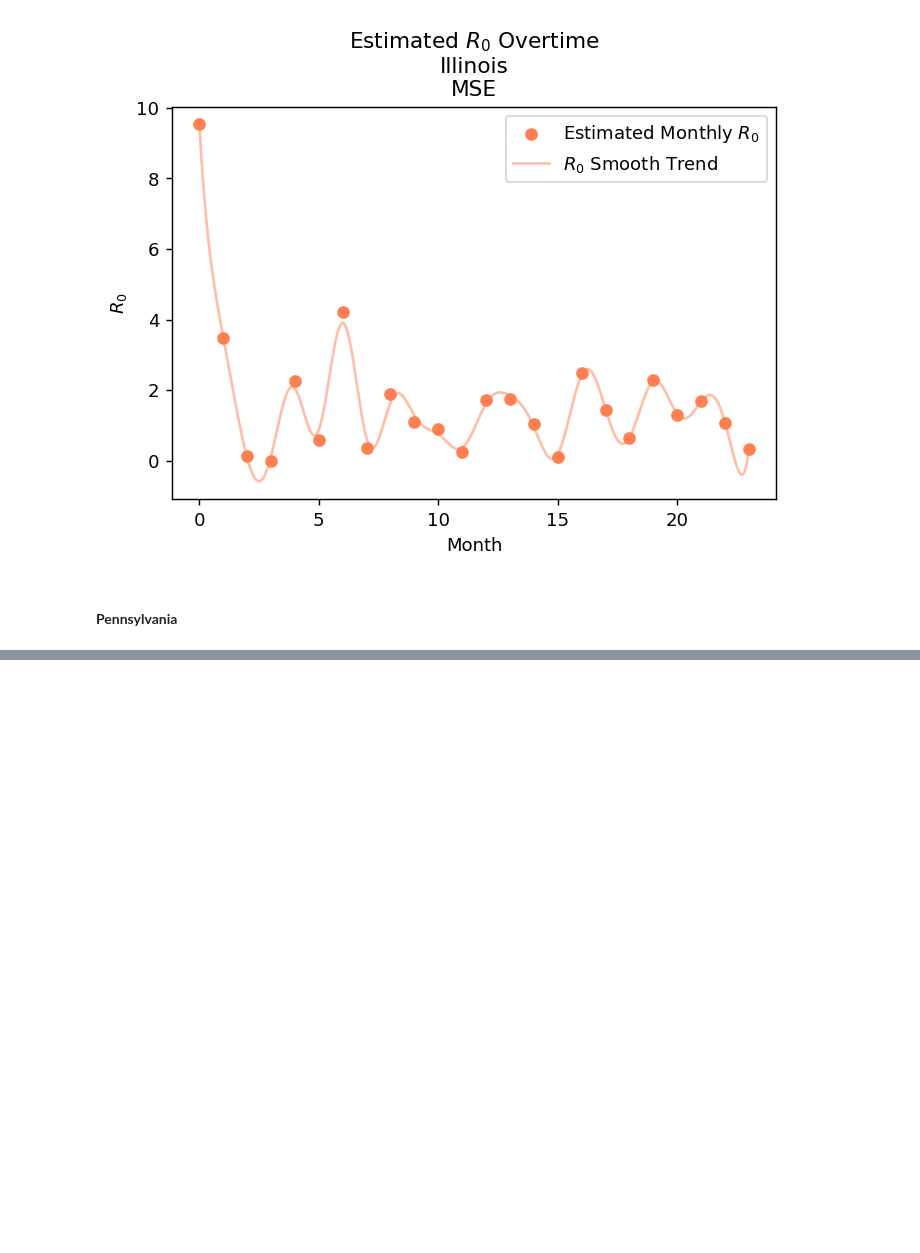
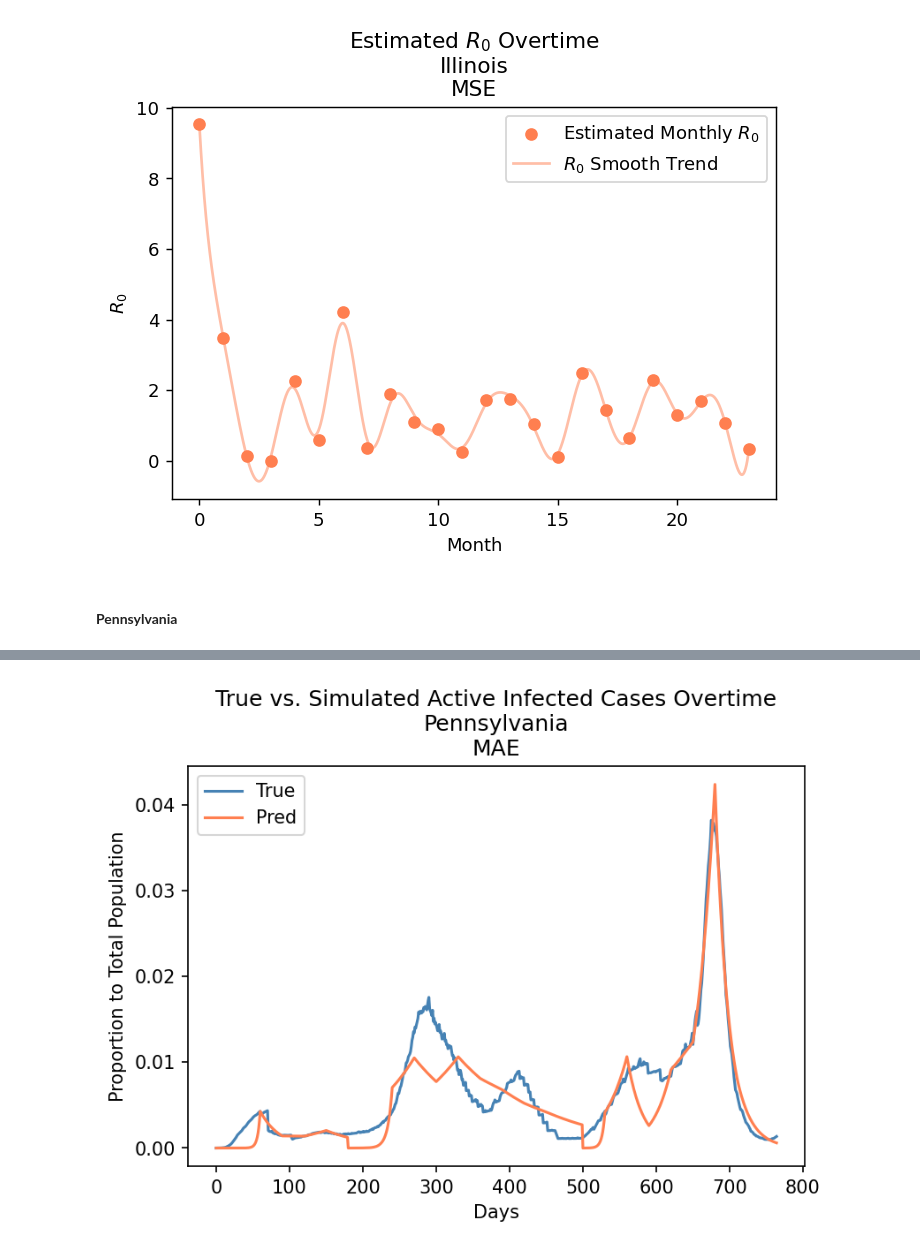
Before and after one commit to cywujeremy/dabp-pandemic-simulation, a Jupyter notebook: nbs/SIR_param_estimation.ipynb, the cells around one changed output, grey strips where cells are left out. Saved outputs shown, nothing was run; the diff lists cells and outputs as text; code cells hidden in the pictures; blank space fills up the shorter version.

```diff
--- a/nbs/SIR_param_estimation.ipynb
+++ b/nbs/SIR_param_estimation.ipynb
@@ -705,3 +705,26 @@ plt.show()
 [figure]
 # %% [markdown]
 #### **Pennsylvania**
+# %%
+# PA Period 0
+est_param0 = np.concatenate((np.random.normal(1, 1, size=(time_period[0]//30,)), np.random.normal(0.05, 0.05, size=(1,))))
+optimzer_mae_pa0 = optimize.minimize(loss_func,
+                                     est_param0,
+                                     args=(PA_data[:time_period[0]], time_period[0], mean_absolute_error, "PA"),
+                                     method='Nelder-Mead', options={'maxiter':5000, 'disp':True})
+optimzer_mse_pa0 = optimize.minimize(loss_func,
+                                     est_param0,
+                                     args=(PA_data[:time_period[0]], time_period[0], mean_squared_error, "PA"),
+                                     method='Nelder-Mead', options={'maxiter':5000, 'disp':True})
+
+est_param_mae_pa0 = np.abs(optimzer_mae_pa0.x)
+est_r0_mae_pa0 = est_param_mae_pa0[:-1]
+est_gamma = est_param_mae_pa0[-1]
+S_pa0_mae, I_pa0_mae, R_pa0_mae = loss_func(est_param_mae_pa0, PA_data[:time_period[0]], time_period[0],
+                             mean_absolute_error, 'PA', False, True)
+
+est_param_mse_pa0 = np.abs(optimzer_mse_pa0.x)
+est_r0_mse_pa0 = est_param_mse_pa0[:-1]
+est_gamma = est_param_mse_pa0[-1]
+S_pa0_mse, I_pa0_mse, R_pa0_mse = loss_func(est_param_mse_pa0, PA_data[:time_period[0]], time_period[0],
+                             mean_squared_error, 'PA', False, True)
@@ -707,0 +814,21 @@ plt.show()
+# %%
+S_pa_mae = np.concatenate((S_pa0_mae, S_pa1_mae, S_pa2_mae))
+I_pa_mae = np.concatenate((I_pa0_mae, I_pa1_mae, I_pa2_mae))
+R_pa_mae = np.concatenate((R_pa0_mae, R_pa1_mae, R_pa2_mae))
+est_r0_pa_mae = np.concatenate((est_r0_mae_pa0, est_r0_mae_pa1, est_r0_mae_pa2))
+
+S_pa_mse = np.concatenate((S_pa0_mse, S_pa1_mse, S_pa2_mse))
+I_pa_mse = np.concatenate((I_pa0_mse, I_pa1_mse, I_pa2_mse))
+R_pa_mse = np.concatenate((R_pa0_mse, R_pa1_mse, R_pa2_mse))
+est_r0_pa_mse = np.concatenate((est_r0_mse_pa0, est_r0_mse_pa1, est_r0_mse_pa2))
+# %%
+fig, ax = plt.subplots(dpi=150)
+ax.plot(range(len(I_pa_mae)), PA_data[:-1], label="True", color='steelblue', alpha=1)
+ax.plot(range(len(I_pa_mae)), I_pa_mae / N_PA, label="Pred", color='coral')
+plt.xlabel("Days")
+plt.ylabel("Proportion to Total Population")
+plt.title("True vs. Simulated Active Infected Cases Overtime\nPennsylvania\nMAE")
+plt.legend()
+plt.show()
+# %% [output]
+[figure, added]
```
Also changed, not shown: parts of 5 cells of this notebook.
